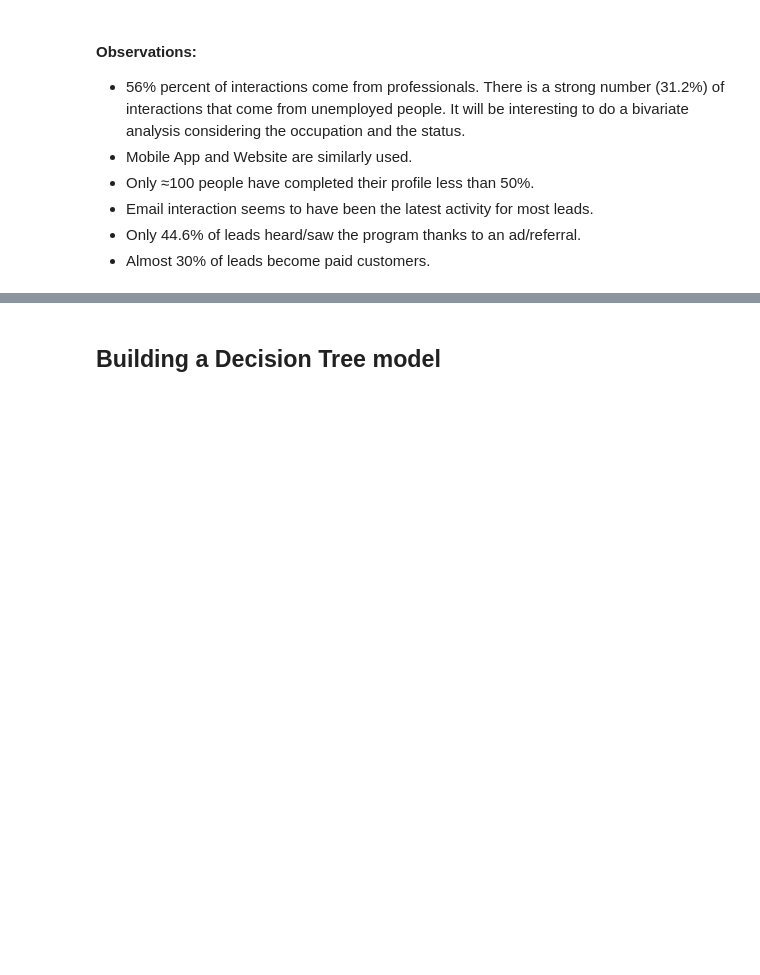
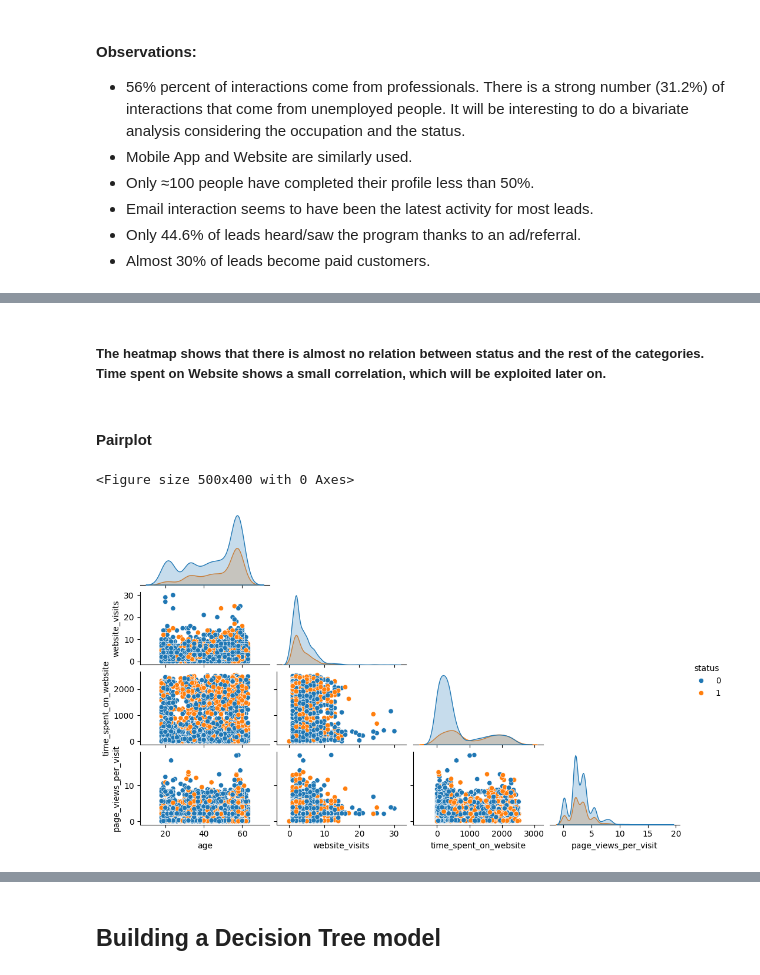
Before and after one commit to jpreyesm03/ExtraaLearn-Machine-Learning-Models, a Jupyter notebook: FCV Potential Customers Prediction.ipynb, the cells around one changed output, grey strips where cells are left out. Cells and saved outputs as stored; diff of their text form; code cells hidden in the pictures; blank space fills up the shorter version.

```diff
--- a/FCV Potential Customers Prediction.ipynb
+++ b/FCV Potential Customers Prediction.ipynb
@@ -391,0 +399,11 @@ plt.show()
+# %% [markdown]
+##### The heatmap shows that there is almost no relation between status and the rest of the categories. Time spent on Website shows a small correlation, which will be exploited later on.
+# %% [markdown]
+#### Pairplot
+# %%
+plt.figure(figsize=(5, 4))
+sns.pairplot(data, height=1.5, aspect=1.7, corner=True, diag_kind="kde", hue="status")
+plt.show()
+# %% [output]
+<Figure size 500x400 with 0 Axes>
+[figure, added]
```
Also changed, not shown: parts of 16 cells of this notebook.
